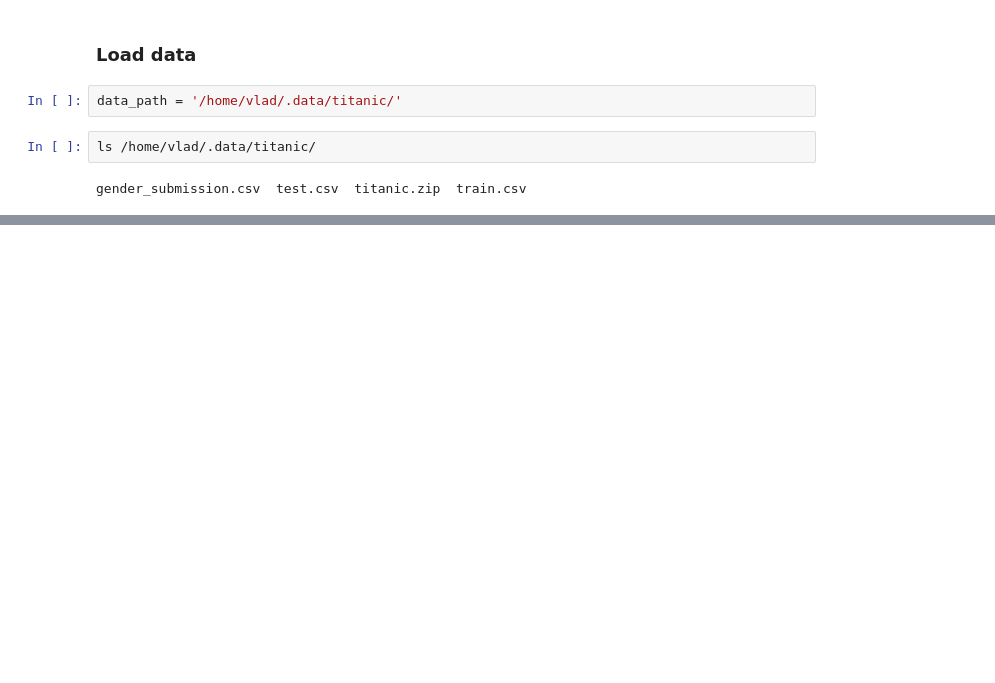
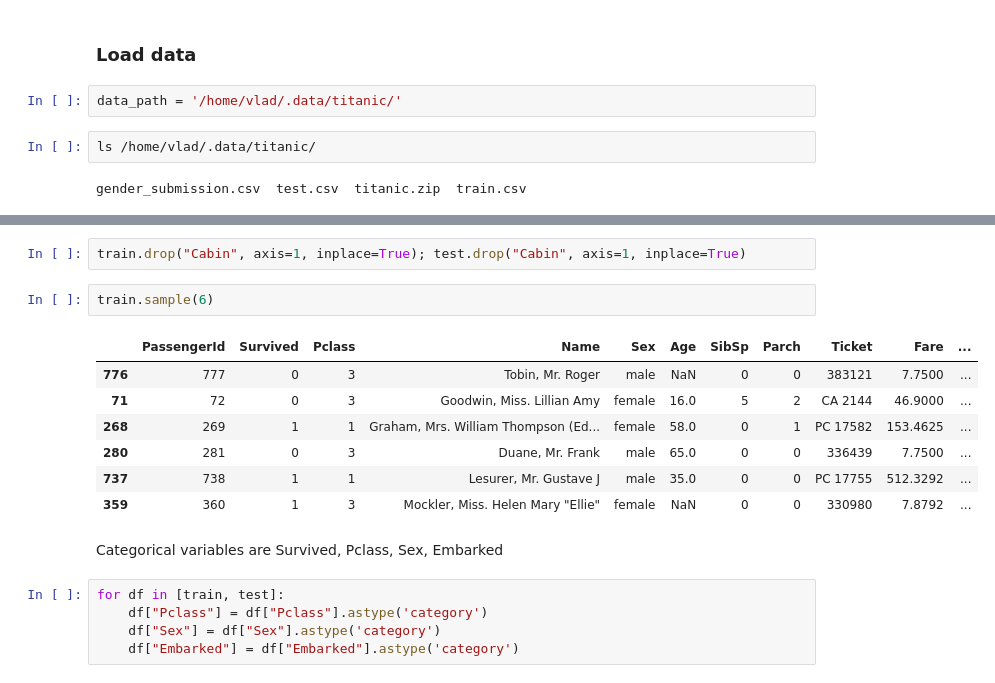
Before and after one commit to volynvlad/jup-notebook, a Jupyter notebook: kaggle/Titanic/titanic_08.02.20.ipynb, the cells around one changed output, grey strips where cells are left out. Cells and saved outputs as stored; diff of their text form; blank space fills up the shorter version.

```diff
--- a/kaggle/Titanic/titanic_08.02.20.ipynb
+++ b/kaggle/Titanic/titanic_08.02.20.ipynb
@@ -46,0 +127,19 @@ train.head()
+# %%
+train.drop("Cabin", axis=1, inplace=True); test.drop("Cabin", axis=1, inplace=True)
+# %%
+train.sample(6)
+# %% [output]
+|  | PassengerId | Survived | Pclass | Name | Sex | Age | SibSp | Parch | Ticket | Fare | ... |
+| 776 | 777 | 0 | 3 | Tobin, Mr. Roger | male | NaN | 0 | 0 | 383121 | 7.7500 | ... |
+| 71 | 72 | 0 | 3 | Goodwin, Miss. Lillian Amy | female | 16.0 | 5 | 2 | CA 2144 | 46.9000 | ... |
+| 268 | 269 | 1 | 1 | Graham, Mrs. William Thompson (Ed... | female | 58.0 | 0 | 1 | PC 17582 | 153.4625 | ... |
+| 280 | 281 | 0 | 3 | Duane, Mr. Frank | male | 65.0 | 0 | 0 | 336439 | 7.7500 | ... |
+| 737 | 738 | 1 | 1 | Lesurer, Mr. Gustave J | male | 35.0 | 0 | 0 | PC 17755 | 512.3292 | ... |
+| 359 | 360 | 1 | 3 | Mockler, Miss. Helen Mary "Ellie" | female | NaN | 0 | 0 | 330980 | 7.8792 | ... |
+# %% [markdown]
+Categorical variables are Survived, Pclass, Sex, Embarked
+# %%
+for df in [train, test]:
+    df["Pclass"] = df["Pclass"].astype('category')
+    df["Sex"] = df["Sex"].astype('category')
+    df["Embarked"] = df["Embarked"].astype('category')
```
Also changed, not shown: parts of 59 cells of this notebook.
